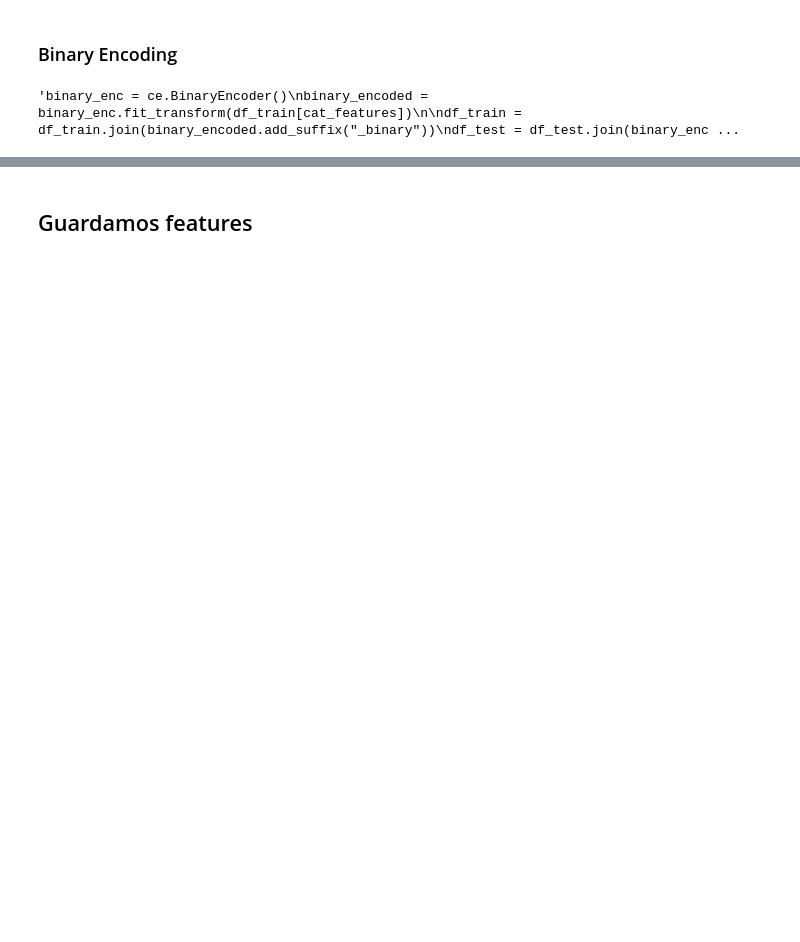
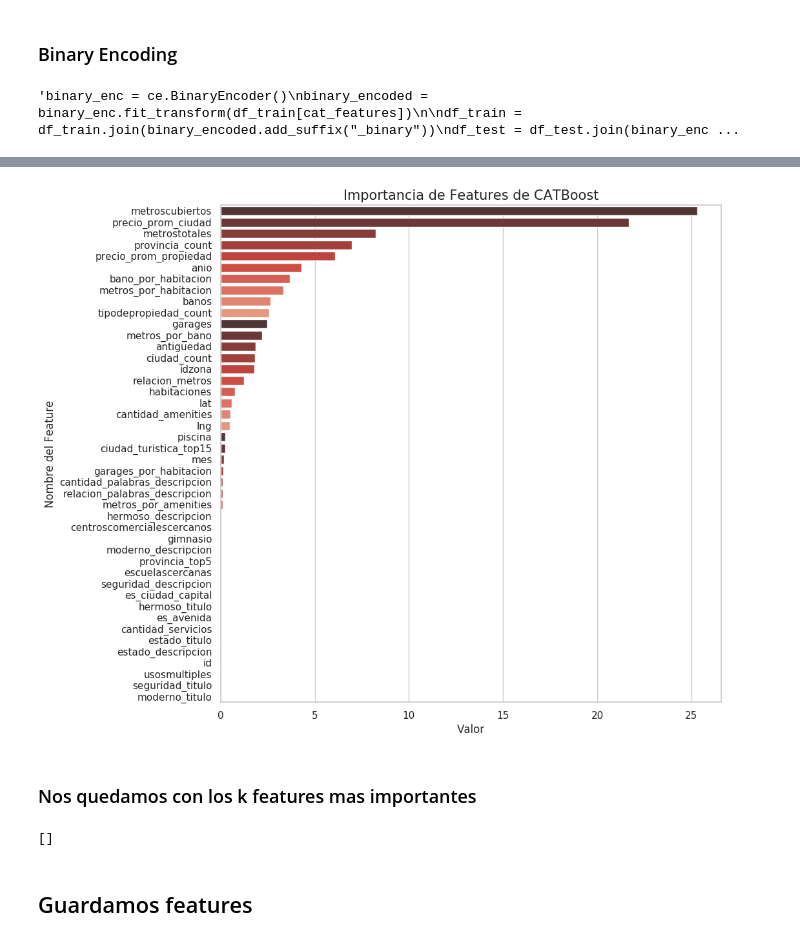
Before and after one commit to cessar5/7506_20192C, a Jupyter notebook: creacionFeaturesConEncodings.ipynb, the cells around one changed output, grey strips where cells are left out. Drawn from its saved outputs; the diff is of its cells as text; code cells hidden in the pictures; blank space fills up the shorter version.

```diff
--- a/creacionFeaturesConEncodings.ipynb
+++ b/creacionFeaturesConEncodings.ipynb
@@ -86,8 +97,8 @@ cat_features = ['tipodepropiedad', 'ciudad', 'provincia']
 # %% [markdown]
 ### CatBoost Encoding
 # %%
-catb_enc = ce.CatBoostEncoder(cols=cat_features)
-catb_enc.fit(df_train[cat_features], df_train['precio'])
+'''catb_enc = ce.CatBoostEncoder(cols=cb_features)
+catb_enc.fit(df_train[cb_features], df_train['precio'])
 
-df_train = df_train.join(catb_enc.transform(df_train[cat_features]).add_suffix('_cb'))
-df_test = df_test.join(catb_enc.transform(df_test[cat_features]).add_suffix('_cb'))
+df_train = df_train.join(catb_enc.transform(df_train[cb_features]).add_suffix('_cb'))
+df_test = df_test.join(catb_enc.transform(df_test[cb_features]).add_suffix('_cb')'''
@@ -104,8 +117,8 @@ df_test = df_test.join(target_enc.transform(df_test[cat_features]).add_suffix('_
 # %% [markdown]
 ### Count Encoding
 # %%
-'''count_enc = ce.CountEncoder()
+count_enc = ce.CountEncoder()
 count_encoded = count_enc.fit_transform(df_train[cat_features])
 
 df_train = df_train.join(count_encoded.add_suffix("_count"))
-df_test = df_test.join(count_encoded.add_suffix("_count"))'''
+df_test = df_test.join(count_encoded.add_suffix("_count"))
@@ -123,0 +137,6 @@ df_test = df_test.join(binary_encoded.add_suffix("_binary"))'''
+# %%
+'''one_hot_enc = ce.OneHotEncoder()
+one_hot_encoded = one_hot_enc.fit_transform(df_train[oh_features])
+
+df_train = df_train.join(one_hot_encoded.add_suffix("_oh"))
+df_test = df_test.join(one_hot_encoded.add_suffix("_oh"))'''
@@ -138,0 +160,11 @@ df_test = df_test.drop(cat_features, axis=1)
+# %%
+from catboost import CatBoostRegressor
+
+feature_cols = df_train.columns.tolist()
+feature_cols.remove('precio')
+
+X = df_train[feature_cols]
+y = df_train['precio']
+
+CatBoost = CatBoostRegressor(loss_function='MAE')
+CatBoost_fit = CatBoost.fit(X, y)
@@ -138,0 +189,27 @@ df_test = df_test.drop(cat_features, axis=1)
+# %%
+features = pd.DataFrame(index=feature_cols)
+features['imp'] = CatBoost_fit.feature_importances_
+features = features.sort_values(['imp'], ascending = False)
+
+plt.style.use('default')
+plt.rcParams['figure.figsize'] = (10, 10)
+sns.set(style="whitegrid")
+
+g = sns.barplot(y=features.index, x=features.imp, \
+                palette=sns.color_palette("Reds_d", 10));
+
+g.set_title('Importancia de Features de CATBoost', fontsize=15);
+g.set_xlabel('Valor');
+g.set_ylabel('Nombre del Feature');
+# %% [output]
+[figure, added]
+# %% [markdown]
+### Nos quedamos con los k features mas importantes
+# %%
+k=50
+
+features_to_drop = features.nsmallest((df_train.columns.size - k), 'imp').index.tolist()
+if 'id' in features_to_drop: features_to_drop.remove('id')
+features_to_drop
+# %% [output]
+[]
```
Also changed, not shown: parts of 14 cells of this notebook, 2 other files.
